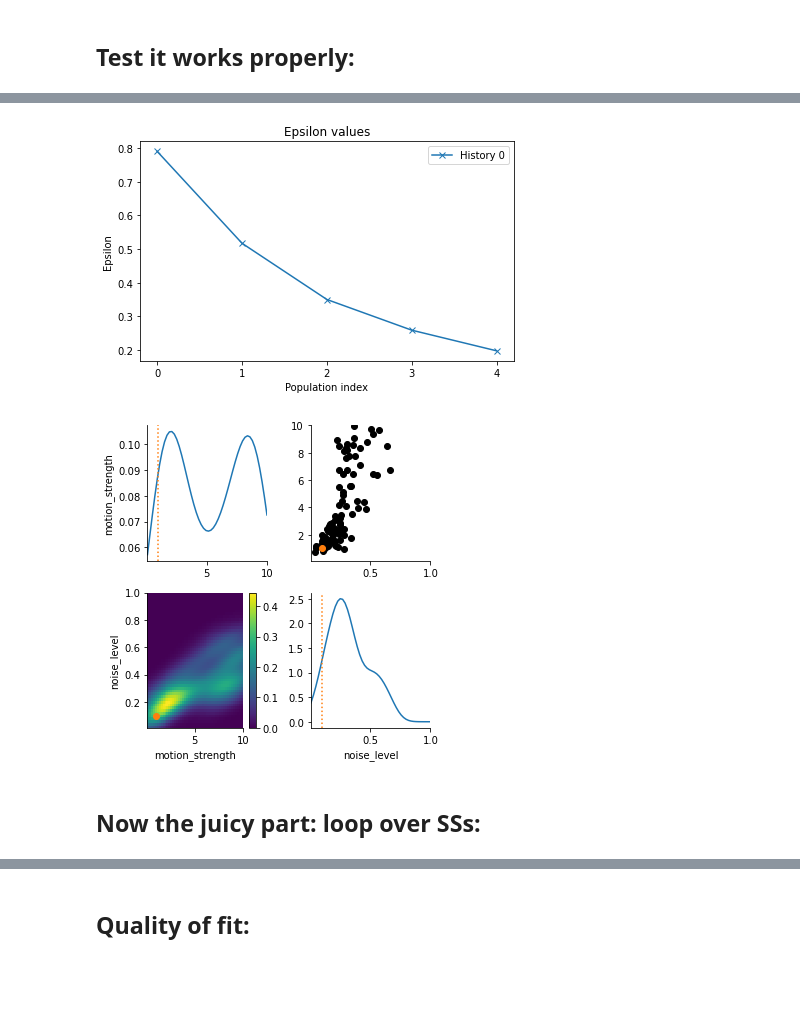
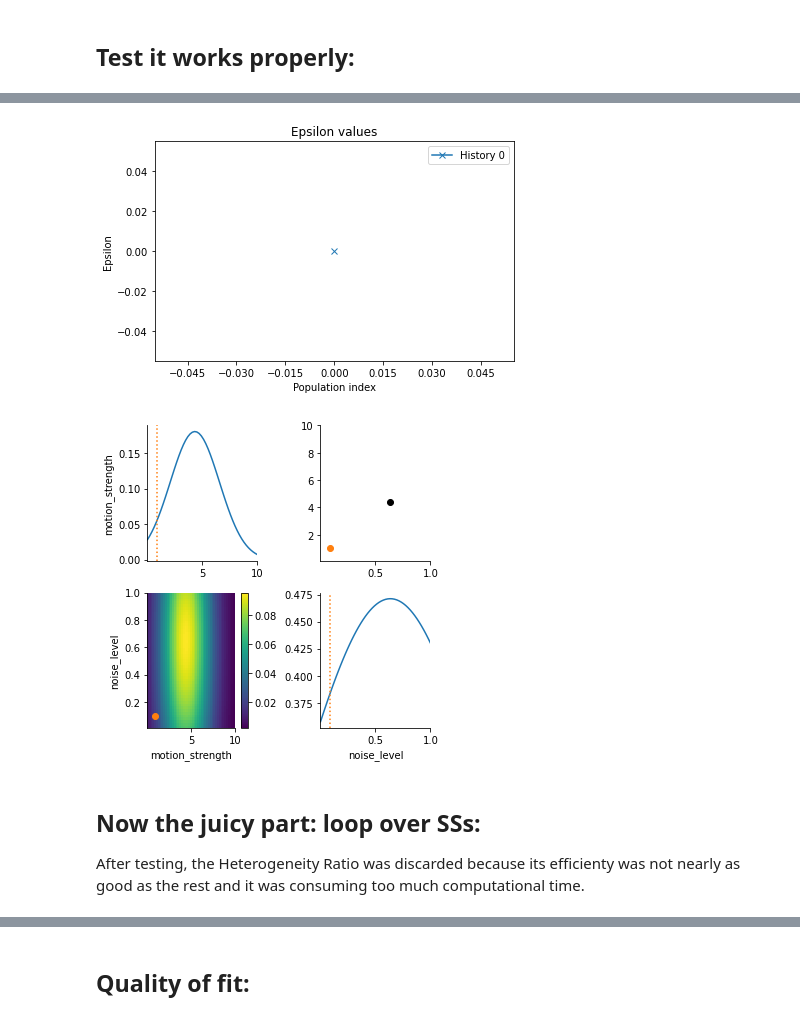
Before and after one commit to sebgoti/Cell-Motility-System-for-the-CPM, a Jupyter notebook: SS_Matrix.ipynb, the cells around one changed output, grey strips where cells are left out. Saved outputs shown, nothing was run; the diff lists cells and outputs as text; code cells hidden in the pictures; blank space fills up the shorter version.

```diff
--- a/SS_Matrix.ipynb
+++ b/SS_Matrix.ipynb
@@ -197,14 +240,16 @@ INFO:History:Done <ABCSMC(id=25, start_time=2021-01-08 14:34:58.092331, end_time
 # %%
-#h = pyabc.History(db_path)
+db_path = "sqlite:///RG_MSD1.db"
+h = pyabc.History(db_path)
 limits = {key: (0.1 * val, 10 * val) for key, val in true_pars.items()}
-pyabc.visualization.plot_epsilons(data)
-df, w = data.get_distribution(t=4)
+pyabc.visualization.plot_epsilons(h)
+df, w = h.get_distribution(t=0)
 pyabc.visualization.plot_kde_matrix(df, w, limits=limits, refval=true_pars)
 plt.show()
 # %% [output]
-[figure, old version]
+[figure, new version]
-[figure, old version]
+[figure, new version]
-# %% [markdown]
-## Now the juicy part: loop over SSs:
+# %% [markdown]
+## Now the juicy part: loop over SSs:
+After testing, the Heterogeneity Ratio was discarded because its efficienty was not nearly as good as the rest and it was consuming too much computational time.
 # %%
 # Extensions of SS functions:
```
Also changed, not shown: parts of 39 cells of this notebook, 32 other files.
